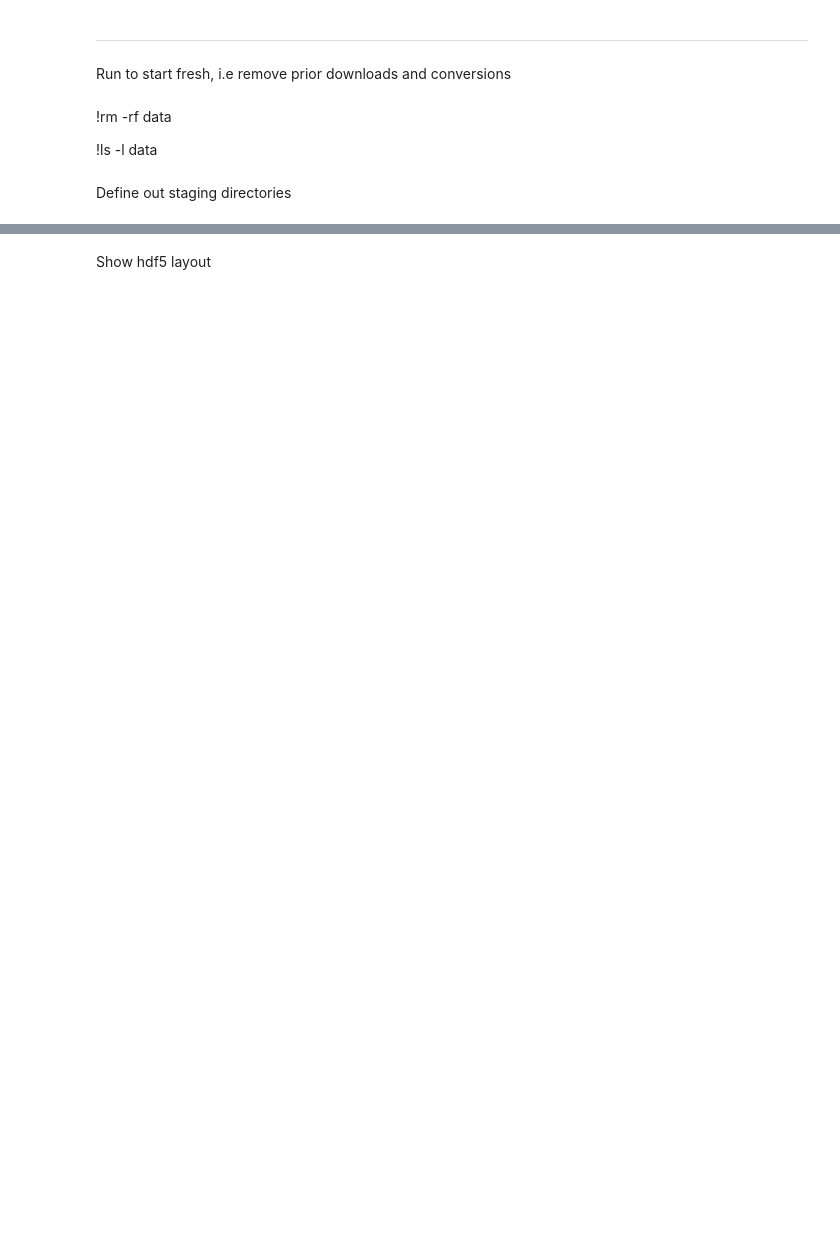
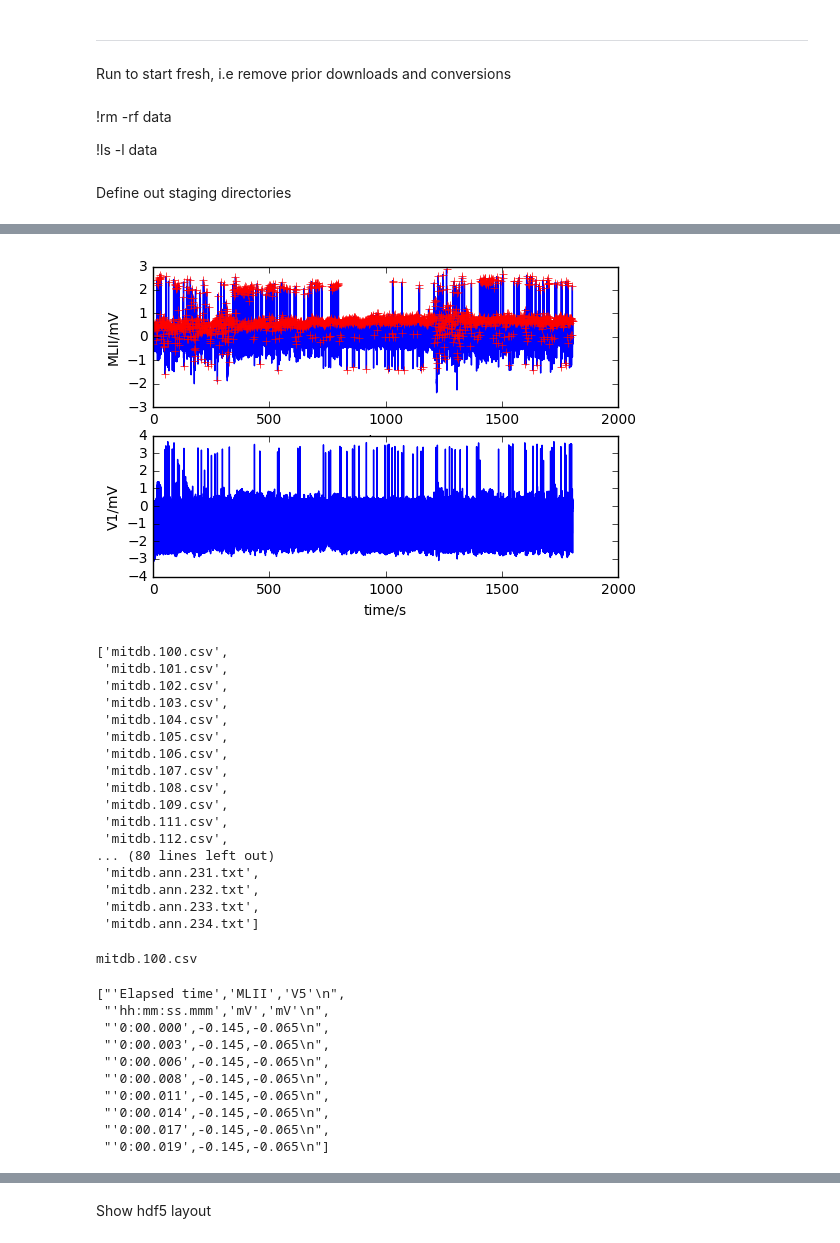
Before and after one commit to predmach/cognitive_wfdb, a Jupyter notebook: juypter/cog-web-to-dataframe.ipynb, the cells around one changed output, grey strips where cells are left out. Cells and saved outputs as stored; diff of their text form; code cells hidden in the pictures; blank space fills up the shorter version.

Commit message:
Show some intermediate output, plot using wfdb

```diff
--- a/juypter/cog-web-to-dataframe.ipynb
+++ b/juypter/cog-web-to-dataframe.ipynb
@@ -204,6 +224,21 @@ def convert_physionet_data_to_csv(aDatabase, aSourceDirectory, aTargetDirectory,
         found = re.search('^(\d\d\d)\.', dataFileName)
         if found:
             rawDataFiles.add(found.group(1))
+
+    # plot an element
+    if rawDataFiles:
+        from wfdb import rdsamp, rdann
+        fileName = aSourceDirectory + '/' +  next(iter(rawDataFiles))
+        sig, fields=rdsamp(fileName)
+        annsamp=rdann(fileName, 'atr')[0]
+        #print(sig)
+        #print(sig.shape)
+        #print(fields)
+
+        from wfdb import plotwfdb
+
+        plotwfdb(sig, fields,annsamp)
+
 
     conversionProcesses = set()
     targetSampleFile = aTargetDirectory + '/' + aDatabase + '.{name}.csv'
@@ -231,33 +266,63 @@ def convert_physionet_data_to_csv(aDatabase, aSourceDirectory, aTargetDirectory,
         if not os.path.isfile(targetAnnotation) and not shouldClean:
             print( 'converting annontation {0}'.format(targetSample))
             annotationProcess = Popen(convertAnnotation.format(name=rawDataFile, stdout=targetAnnotation), shell=True,
                                       stdout=PIPE)
             conversionProcesses.add(annotationProcess)
             numOpenFiles += 1
 
 
         if numOpenFiles > maxOpenFiles:
             #print('Reached max processes {0} pending'.format(numOpenFiles))
             for conversionProcess in conversionProcesses:
                 numOpenFiles -= 1
                 if numOpenFiles == lowOpenFiles:
                     break
                 conversionProcess.communicate()
             conversionProcesses.clear()
             numOpenFiles = 0
 
     # ensure all files have converted
     for conversionProcess in conversionProcesses:
         conversionProcess.communicate()
 
 convert_physionet_data_to_csv(dbName, mitdb_dir, stage_dir)
 names = sorted([f for f in os.listdir(stage_dir) ] )
 display(names)
 if len(names) > 0:
   with open(stage_dir + "/" + names[0]) as myfile:
     firstNlines=myfile.readlines()[0:10] #put here the interval you want
     print(names[0])
     display(firstNlines)
+# %% [output]
+[figure, added]
+['mitdb.100.csv',
+ 'mitdb.101.csv',
+ 'mitdb.102.csv',
+ 'mitdb.103.csv',
+ 'mitdb.104.csv',
+ 'mitdb.105.csv',
+ 'mitdb.106.csv',
+ 'mitdb.107.csv',
+ 'mitdb.108.csv',
+ 'mitdb.109.csv',
+ 'mitdb.111.csv',
+ 'mitdb.112.csv',
+... (80 lines left out)
+ 'mitdb.ann.231.txt',
+ 'mitdb.ann.232.txt',
+ 'mitdb.ann.233.txt',
+ 'mitdb.ann.234.txt']
+mitdb.100.csv
+["'Elapsed time','MLII','V5'\n",
+ "'hh:mm:ss.mmm','mV','mV'\n",
+ "'0:00.000',-0.145,-0.065\n",
+ "'0:00.003',-0.145,-0.065\n",
+ "'0:00.006',-0.145,-0.065\n",
+ "'0:00.008',-0.145,-0.065\n",
+ "'0:00.011',-0.145,-0.065\n",
+ "'0:00.014',-0.145,-0.065\n",
+ "'0:00.017',-0.145,-0.065\n",
+ "'0:00.019',-0.145,-0.065\n"]
 # %%
 def build_hdf5_data_store(aSourceDataDirectory, aTargetHDF5,annotationMetadata):
     '''
```
Also changed, not shown: parts of 8 cells of this notebook.
